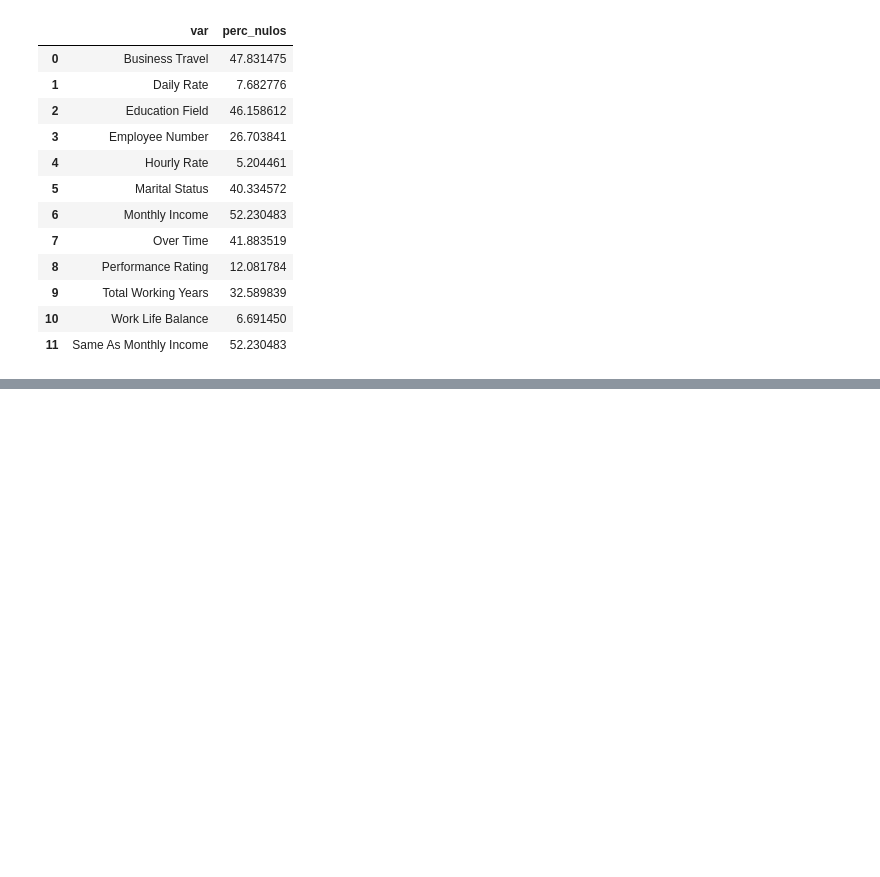
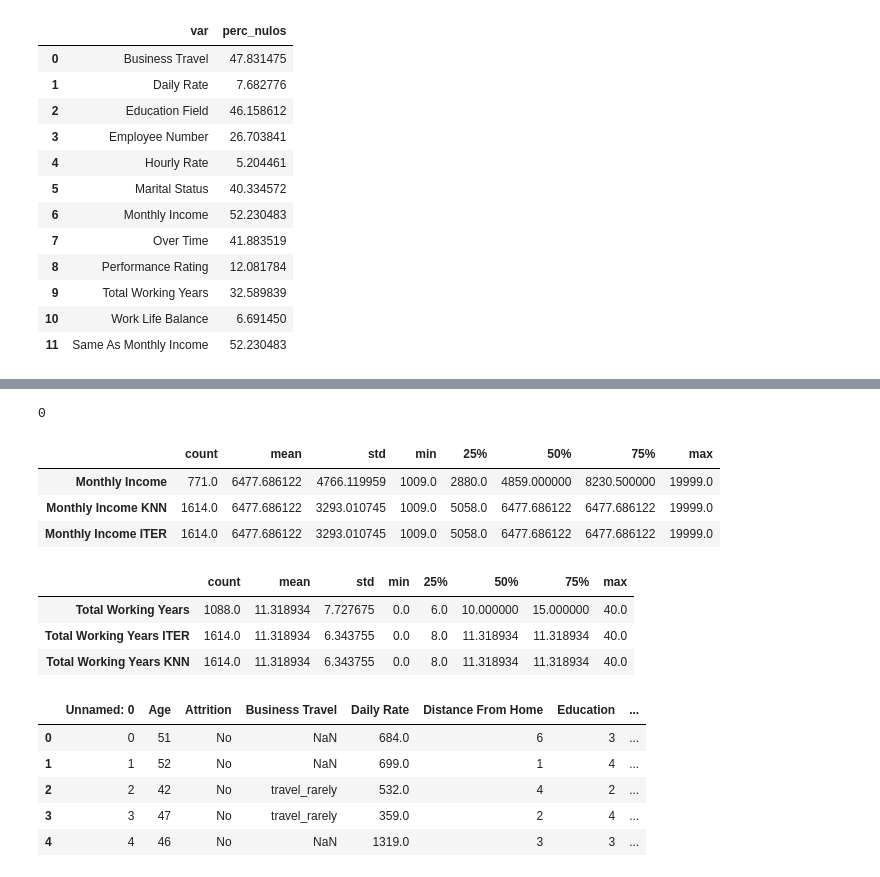
Before and after one commit to Adalab/proyecto-da-promo-c-modulo-3-team-1, a Jupyter notebook: proyecto3_equipo1.ipynb, the cells around one changed output, grey strips where cells are left out. Saved outputs shown, nothing was run; the diff lists cells and outputs as text; code cells hidden in the pictures; blank space fills up the shorter version.

```diff
--- a/proyecto3_equipo1.ipynb
+++ b/proyecto3_equipo1.ipynb
@@ -945,0 +1065,23 @@ ValueError: could not convert string to float: 'Married'
+# %%
+# Comprobamos
+df2['Hourly Rate'].isnull().sum()
+# %% [output]
+0
+# %%
+# Para Monthly Income, Total Working Years
+
+# Seleccionamos la columna 'Monthly Income' para imputar las Técnicas Avanzadas:
+
+# -->  Método Iterative Imputer:
+imputer_MI_iter = IterativeImputer(max_iter = 20, random_state = 42)
+df2['Monthly Income ITER'] = imputer_MI_iter.fit_transform(df2[['Monthly Income']])
+
+# -->  Método KNN Imputer:
+imputer_MI_knn = KNNImputer(n_neighbors=5)
+df2['Monthly Income KNN'] = imputer_MI_iter.fit_transform(df2[['Monthly Income']])
+df2[['Monthly Income', 'Monthly Income KNN', 'Monthly Income ITER']].describe().T
+# %% [output]
+|  | count | mean | std | min | 25% | 50% | 75% | max |
+| Monthly Income | 771.0 | 6477.686122 | 4766.119959 | 1009.0 | 2880.0 | 4859.000000 | 8230.500000 | 19999.0 |
+| Monthly Income KNN | 1614.0 | 6477.686122 | 3293.010745 | 1009.0 | 5058.0 | 6477.686122 | 6477.686122 | 19999.0 |
+| Monthly Income ITER | 1614.0 | 6477.686122 | 3293.010745 | 1009.0 | 5058.0 | 6477.686122 | 6477.686122 | 19999.0 |
@@ -945,0 +1096,8 @@ ValueError: could not convert string to float: 'Married'
+# %%
+# Comparamos las columnas nuevas imputadas con los dos métodos con la original:
+df2[['Total Working Years', 'Total Working Years ITER', 'Total Working Years KNN']].describe().T
+# %% [output]
+|  | count | mean | std | min | 25% | 50% | 75% | max |
+| Total Working Years | 1088.0 | 11.318934 | 7.727675 | 0.0 | 6.0 | 10.000000 | 15.000000 | 40.0 |
+| Total Working Years ITER | 1614.0 | 11.318934 | 6.343755 | 0.0 | 8.0 | 11.318934 | 11.318934 | 40.0 |
+| Total Working Years KNN | 1614.0 | 11.318934 | 6.343755 | 0.0 | 8.0 | 11.318934 | 11.318934 | 40.0 |
@@ -945,0 +1109,9 @@ ValueError: could not convert string to float: 'Married'
+# %%
+df2.head()
+# %% [output]
+|  | Unnamed: 0 | Age | Attrition | Business Travel | Daily Rate | Distance From Home | Education | ... |
+| 0 | 0 | 51 | No | NaN | 684.0 | 6 | 3 | ... |
+| 1 | 1 | 52 | No | NaN | 699.0 | 1 | 4 | ... |
+| 2 | 2 | 42 | No | travel_rarely | 532.0 | 4 | 2 | ... |
+| 3 | 3 | 47 | No | travel_rarely | 359.0 | 2 | 4 | ... |
+| 4 | 4 | 46 | No | NaN | 1319.0 | 3 | 3 | ... |
```
Also changed, not shown: parts of 40 cells of this notebook.
